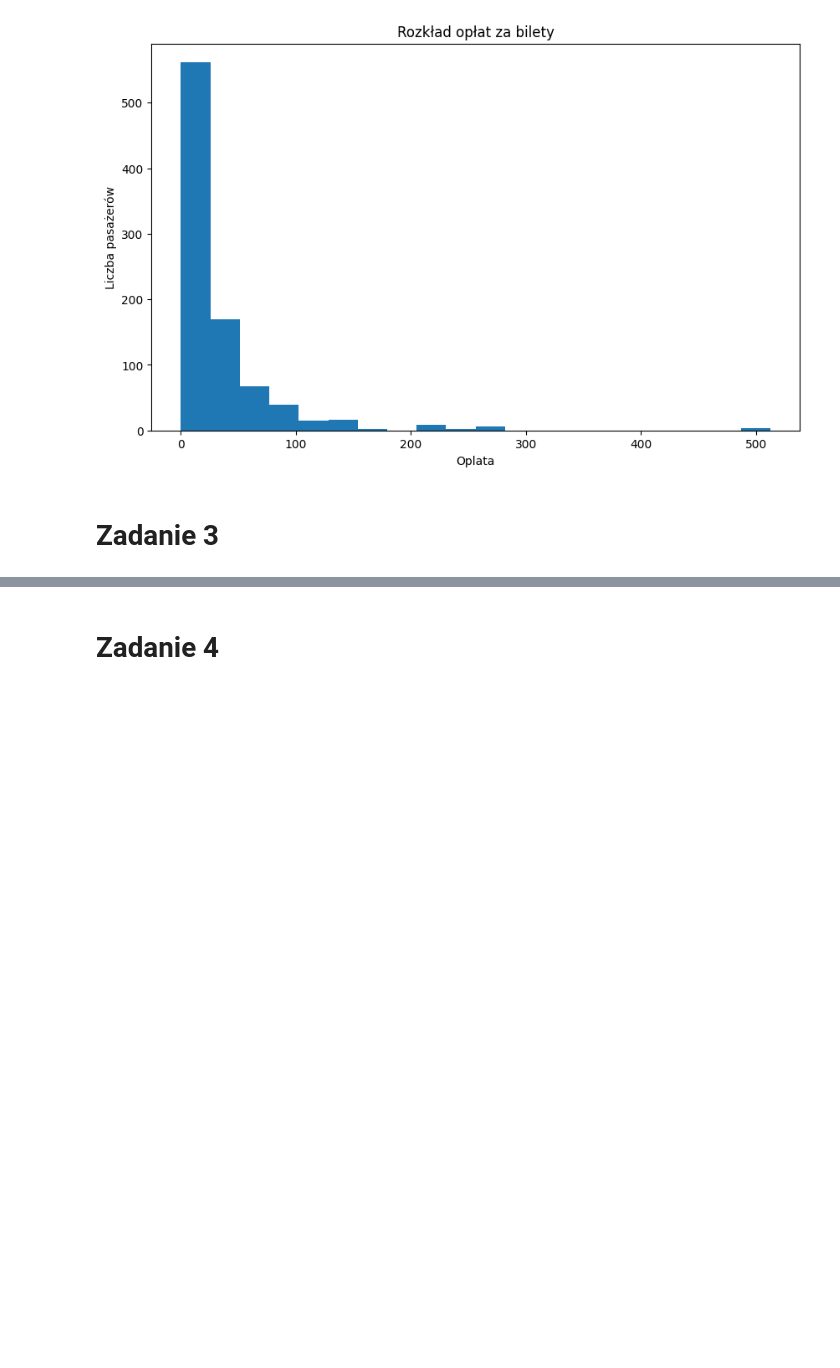
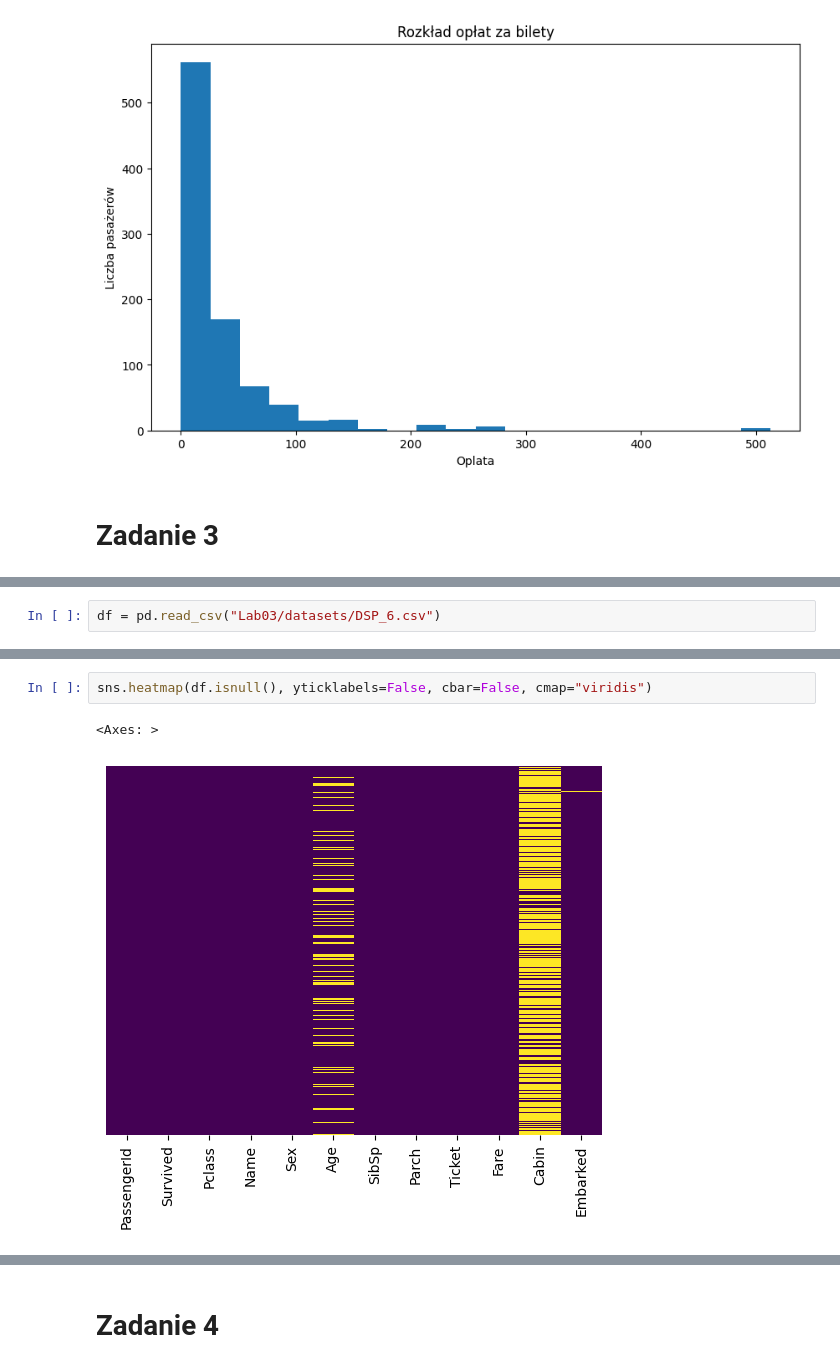
Before and after one commit to ClipLee/suml-lab-ClipLee, a Jupyter notebook: Lista_2.ipynb, the cells around one changed output, grey strips where cells are left out. Saved outputs shown, nothing was run; the diff lists cells and outputs as text; blank space fills up the shorter version.

```diff
--- a/Lista_2.ipynb
+++ b/Lista_2.ipynb
@@ -93,0 +100,2 @@ Text(0.5, 1.0, 'Rozkład opłat za bilety')
+# %%
+df = pd.read_csv("Lab03/datasets/DSP_6.csv")
@@ -93,0 +111,5 @@ Text(0.5, 1.0, 'Rozkład opłat za bilety')
+# %%
+sns.heatmap(df.isnull(), yticklabels=False, cbar=False, cmap="viridis")
+# %% [output]
+<Axes: >
+[figure, added]
```
Also changed, not shown: parts of 19 cells of this notebook, 1 other file.
